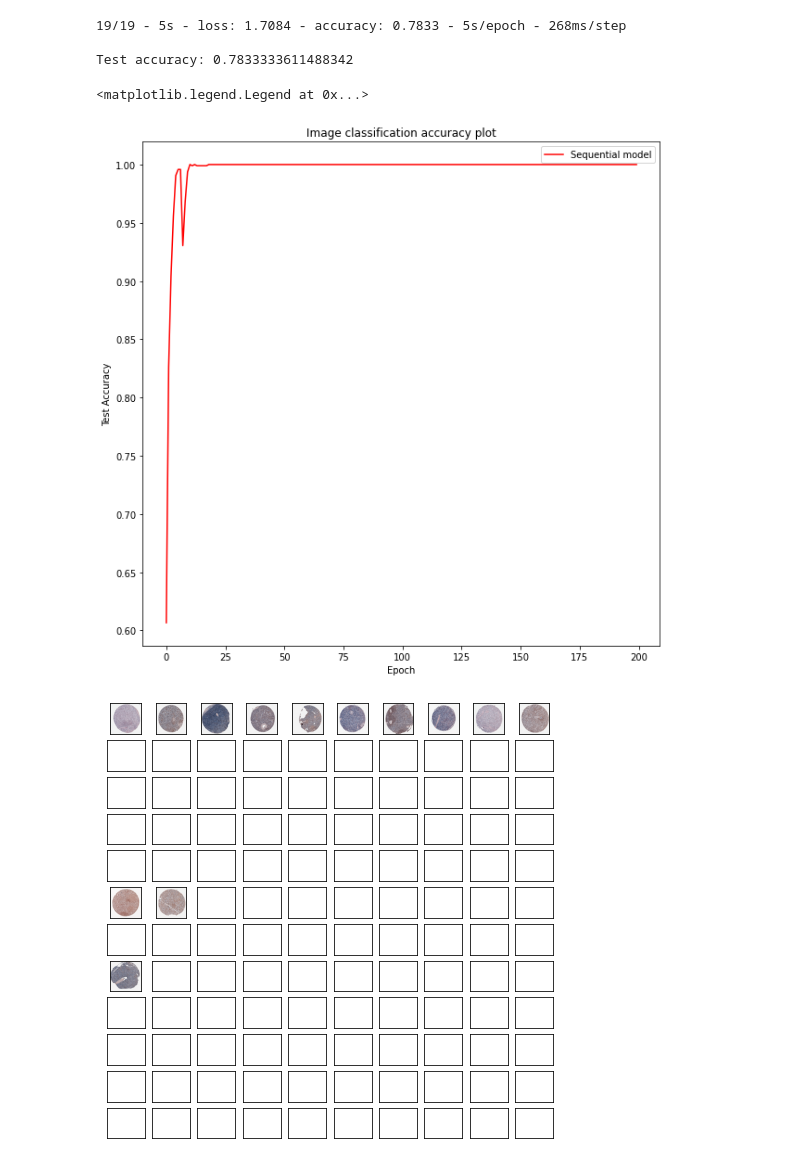
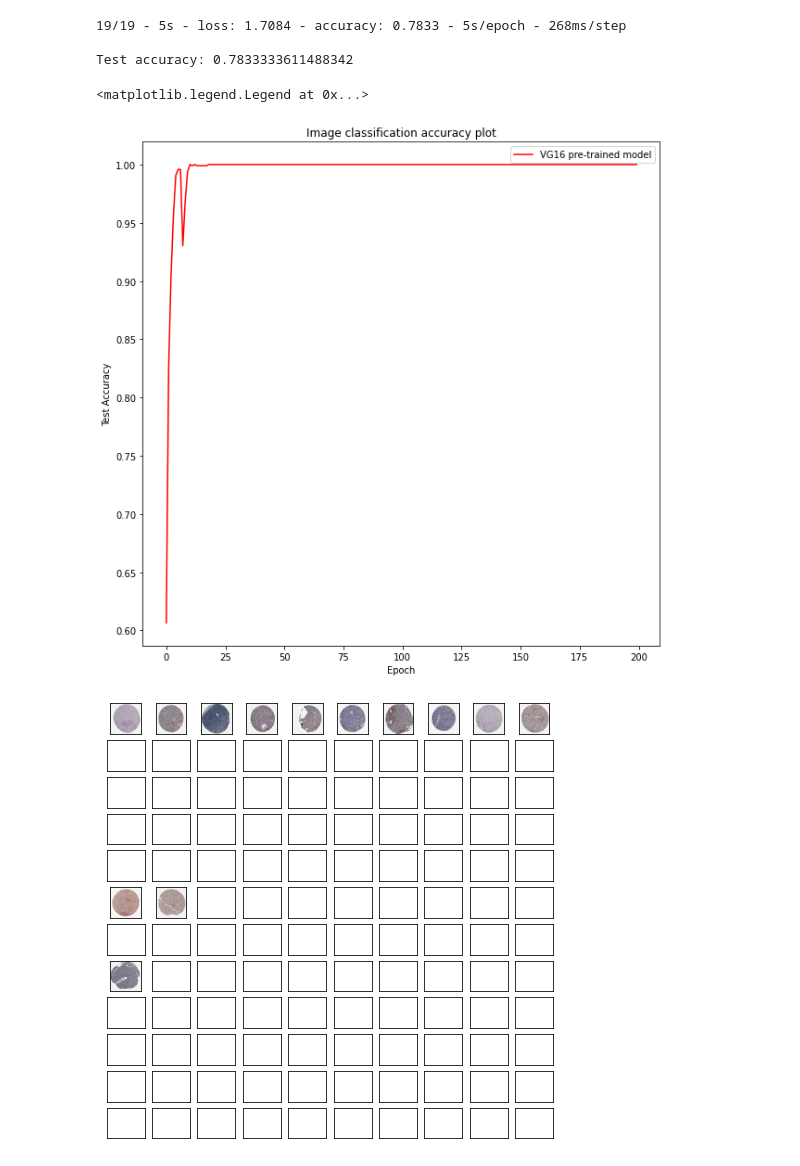
Before and after one commit to ujshenoy/Image-Classification, a Jupyter notebook: ImageClassification.ipynb, the cells around one changed output. Saved outputs shown, nothing was run; the diff lists cells and outputs as text; code cells hidden in the pictures.

```diff
--- a/ImageClassification.ipynb
+++ b/ImageClassification.ipynb
@@ -432,14 +411,14 @@ print('\nTest accuracy:', test_acc)
 Test accuracy: 0.7833333611488342
 # %%
 plt.figure(figsize=(10,10))
-plt.plot(model2.history['accuracy'],'r',label='Sequential model')
+plt.plot(model2.history['accuracy'],'r',label='VG16 pre-trained model')
 plt.xlabel('Epoch')
 plt.ylabel('Test Accuracy')
 plt.title('Image classification accuracy plot')
 plt.legend()
 # %% [output]
 <matplotlib.legend.Legend at 0x...>
-[figure, old version]
+[figure, new version]
 # %%
 model.layers[1]._name = "layer1"
 model.layers[2]._name = "layer2"
```
Also changed, not shown: parts of 10 cells of this notebook, 3 other files.
